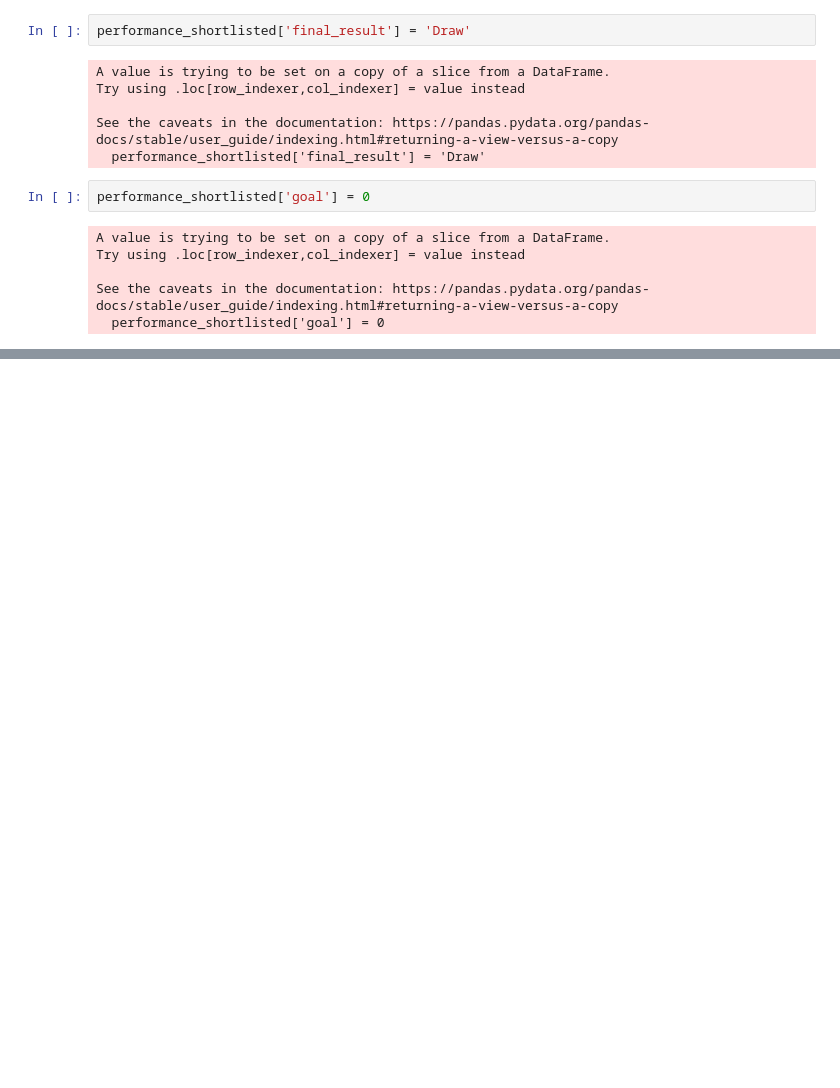
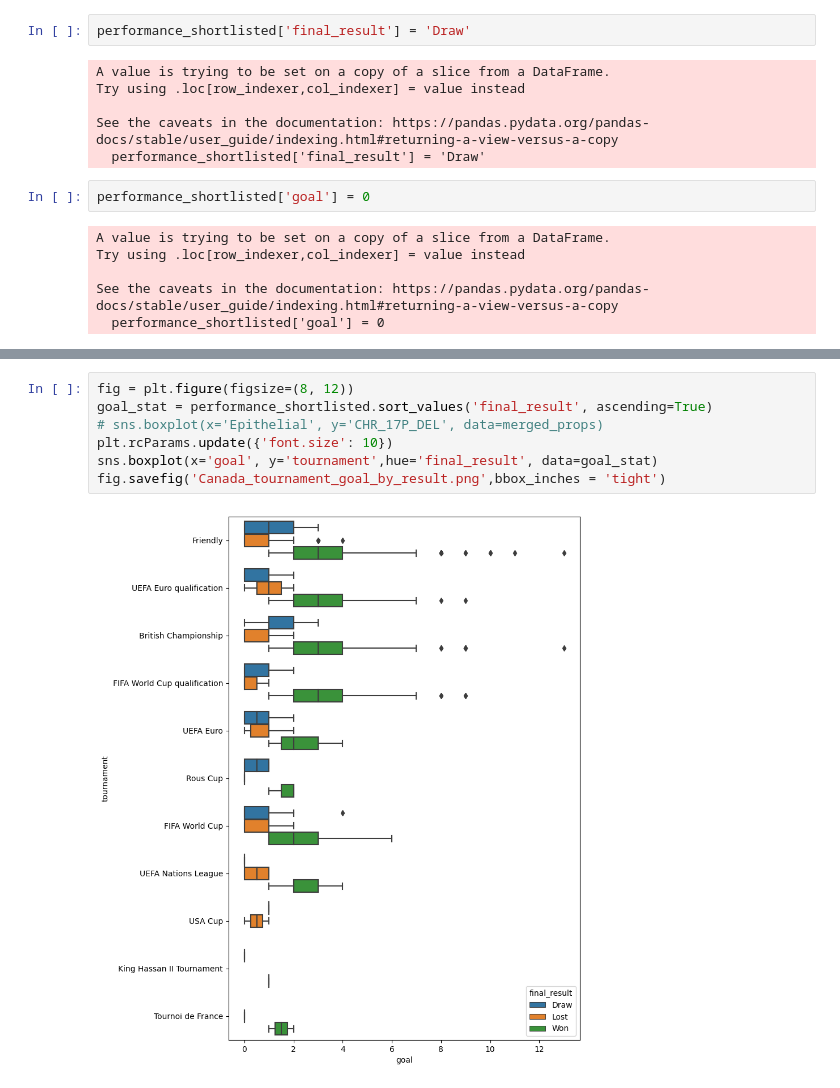
Before and after one commit to minhtran1309/DS_CC_solution, a Jupyter notebook: DS_foot_analysis.ipynb, the cells around one changed output, grey strips where cells are left out. Saved outputs shown, nothing was run; the diff lists cells and outputs as text; blank space fills up the shorter version.

```diff
--- a/DS_foot_analysis.ipynb
+++ b/DS_foot_analysis.ipynb
@@ -257,0 +400,9 @@ performance_by_tournament['final_result'] = performance_by_tournament.groupby('t
+# %%
+fig = plt.figure(figsize=(8, 12))
+goal_stat = performance_shortlisted.sort_values('final_result', ascending=True)
+# sns.boxplot(x='Epithelial', y='CHR_17P_DEL', data=merged_props)
+plt.rcParams.update({'font.size': 10})
+sns.boxplot(x='goal', y='tournament',hue='final_result', data=goal_stat)
+fig.savefig('Canada_tournament_goal_by_result.png',bbox_inches = 'tight')
+# %% [output]
+[figure, added]
```
Also changed, not shown: parts of 45 cells of this notebook.
